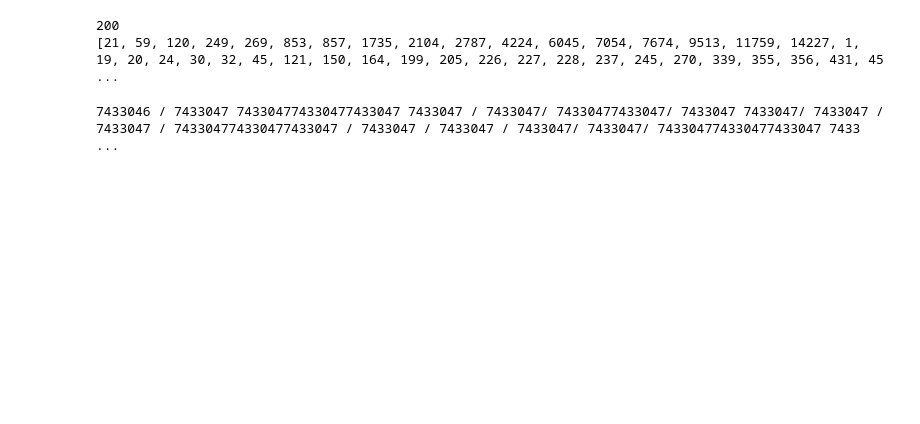
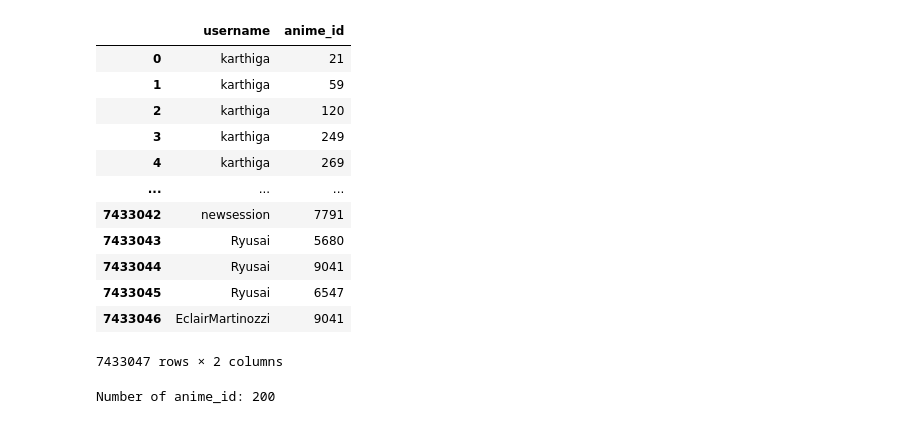
Before and after one commit to VietAnhNguyen20/M2_DM_Anime, a Jupyter notebook: dataSet-to-graph.ipynb, the cells around one changed output. Saved outputs shown, nothing was run; the diff lists cells and outputs as text; code cells hidden in the pictures; blank space fills up the shorter version.

```diff
--- a/dataSet-to-graph.ipynb
+++ b/dataSet-to-graph.ipynb
@@ -8,20 +18,21 @@ anime_selected = anime_selected.reset_index(drop=True)
+# %%
+username_and_anime_id
+# %% [output]
+|  | username | anime_id |
+| 0 | karthiga | 21 |
+| 1 | karthiga | 59 |
+| 2 | karthiga | 120 |
+| 3 | karthiga | 249 |
+| 4 | karthiga | 269 |
+| ... | ... | ... |
+| 7433042 | newsession | 7791 |
+| 7433043 | Ryusai | 5680 |
+| 7433044 | Ryusai | 9041 |
+| 7433045 | Ryusai | 6547 |
+| 7433046 | EclairMartinozzi | 9041 |
+7433047 rows × 2 columns
 # %%
 list_anime_id = anime_selected['anime_id'].unique().tolist()
-print(len(list_anime_id))
-print(list_anime_id)
+print(f"Number of anime_id: {len(list_anime_id)}")
 # %% [output]
-200
-[21, 59, 120, 249, 269, 853, 857, 1735, 2104, 2787, 4224, 6045, 7054, 7674, 9513, 11759, 14227, 1, 19, 20, 24, 30, 32, 45, 121, 150, 164, 199, 205, 226, 227, 228, 237, 245, 270, 339, 355, 356, 431, 45 ...
+Number of anime_id: 200
-# %%
-userToAnimeList = {}
-
-for i in range(len(anime_selected)):
-
-  print(i,"/",len(anime_selected),end="\r")
-
-  if(anime_selected["username"][i] not in userToAnimeList):
-    userToAnimeList[anime_selected["username"][i]] = []
-
-  userToAnimeList[anime_selected["username"][i]].append(anime_selected["anime_id"][i])
-# %% [output]
-7433046 / 7433047 743304774330477433047 7433047 / 7433047/ 74330477433047/ 7433047 7433047/ 7433047 / 7433047 / 743304774330477433047 / 7433047 / 7433047 / 7433047/ 7433047/ 743304774330477433047 7433 ...
```
Also changed, not shown: parts of 7 cells of this notebook, 2 other files.
